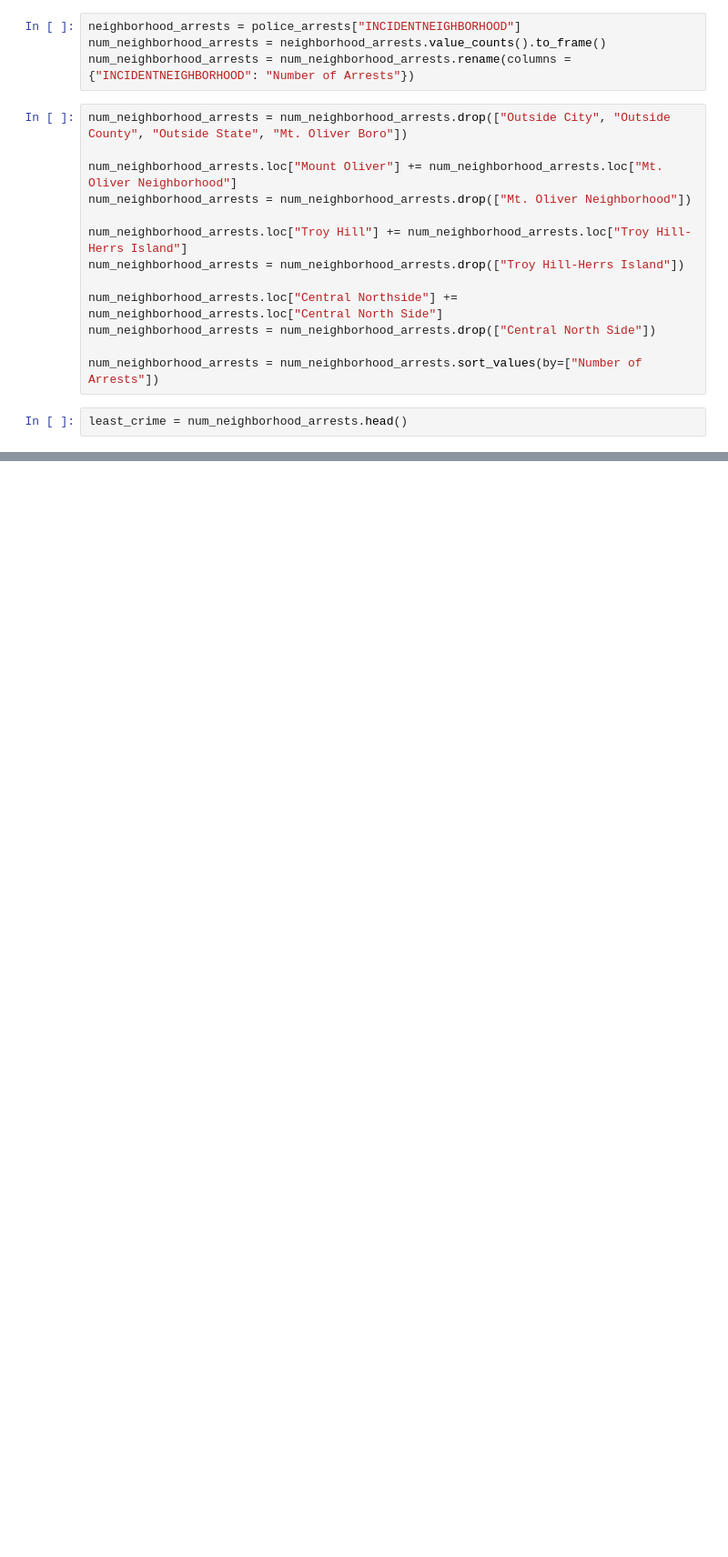
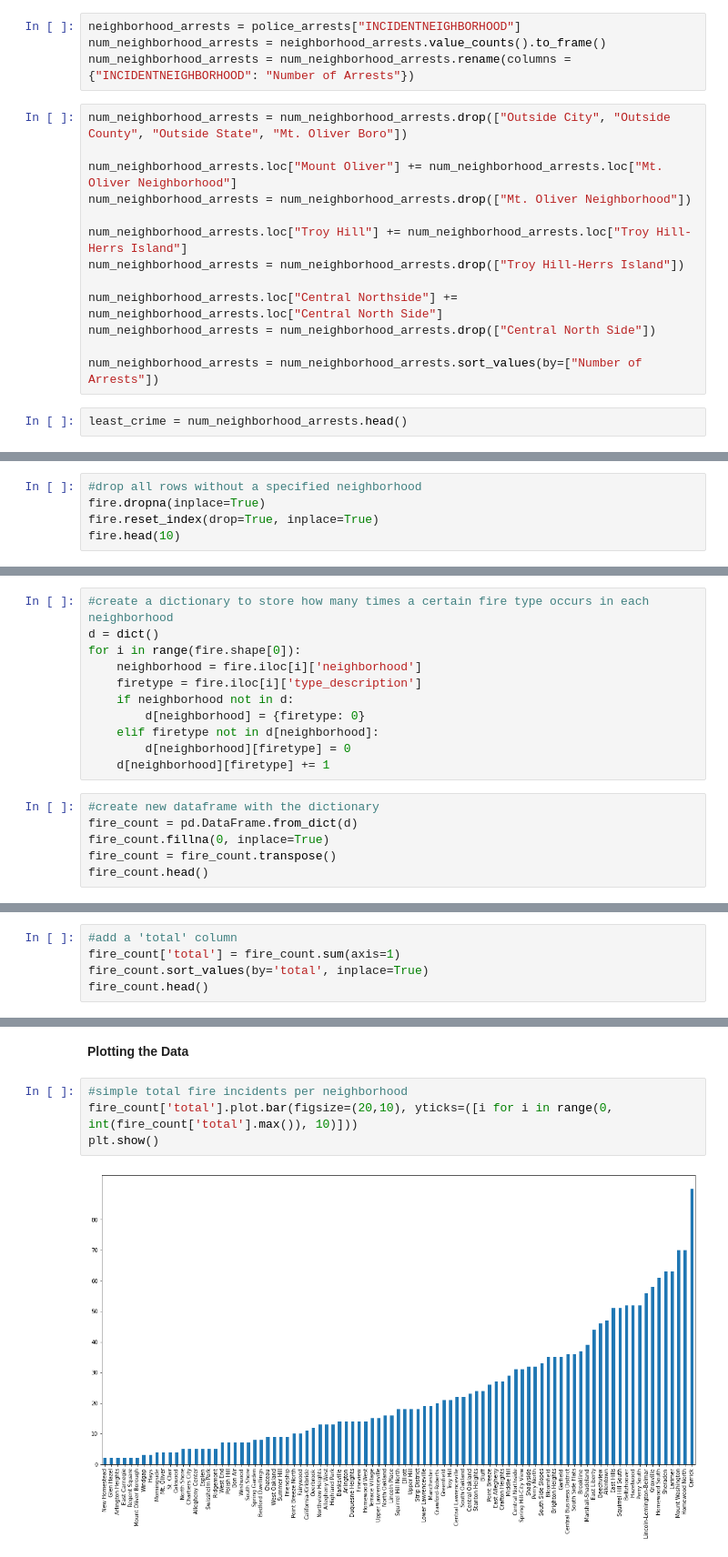
Before and after one commit to briankim-pitt/final-project, a Jupyter notebook: final-notebook.ipynb, the cells around one changed output, grey strips where cells are left out. Shown at 91% size. Cells and saved outputs as stored; diff of their text form; blank space fills up the shorter version.

```diff
--- a/final-notebook.ipynb
+++ b/final-notebook.ipynb
@@ -46,0 +155,5 @@ most_crime.plot.bar(figsize=(5,5), yticks=([i for i in range(0, 3000, 100)]))
+# %%
+#drop all rows without a specified neighborhood
+fire.dropna(inplace=True)
+fire.reset_index(drop=True, inplace=True)
+fire.head(10)
@@ -46,0 +172,17 @@ most_crime.plot.bar(figsize=(5,5), yticks=([i for i in range(0, 3000, 100)]))
+# %%
+#create a dictionary to store how many times a certain fire type occurs in each neighborhood
+d = dict()
+for i in range(fire.shape[0]):
+    neighborhood = fire.iloc[i]['neighborhood']
+    firetype = fire.iloc[i]['type_description']
+    if neighborhood not in d:
+        d[neighborhood] = {firetype: 0}
+    elif firetype not in d[neighborhood]:
+        d[neighborhood][firetype] = 0
+    d[neighborhood][firetype] += 1
+# %%
+#create new dataframe with the dictionary
+fire_count = pd.DataFrame.from_dict(d)
+fire_count.fillna(0, inplace=True)
+fire_count = fire_count.transpose()
+fire_count.head()
@@ -46,0 +236,5 @@ most_crime.plot.bar(figsize=(5,5), yticks=([i for i in range(0, 3000, 100)]))
+# %%
+#add a 'total' column
+fire_count['total'] = fire_count.sum(axis=1)
+fire_count.sort_values(by='total', inplace=True)
+fire_count.head()
@@ -46,0 +248,8 @@ most_crime.plot.bar(figsize=(5,5), yticks=([i for i in range(0, 3000, 100)]))
+# %% [markdown]
+**Plotting the Data**
+# %%
+#simple total fire incidents per neighborhood
+fire_count['total'].plot.bar(figsize=(20,10), yticks=([i for i in range(0, int(fire_count['total'].max()), 10)]))
+plt.show()
+# %% [output]
+[figure, added]
```
Also changed, not shown: parts of 39 cells of this notebook.
